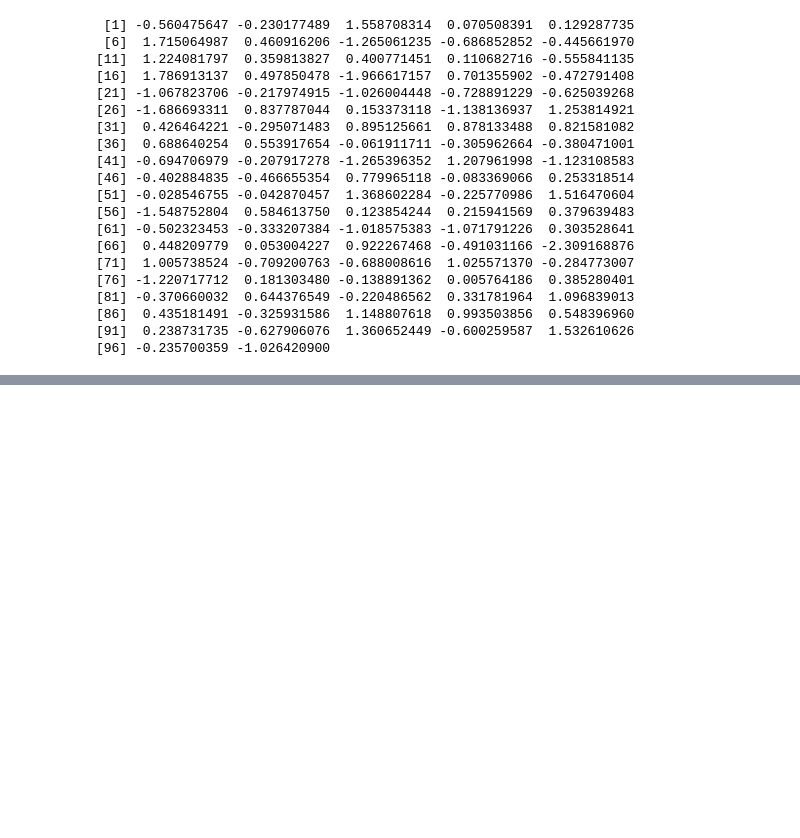
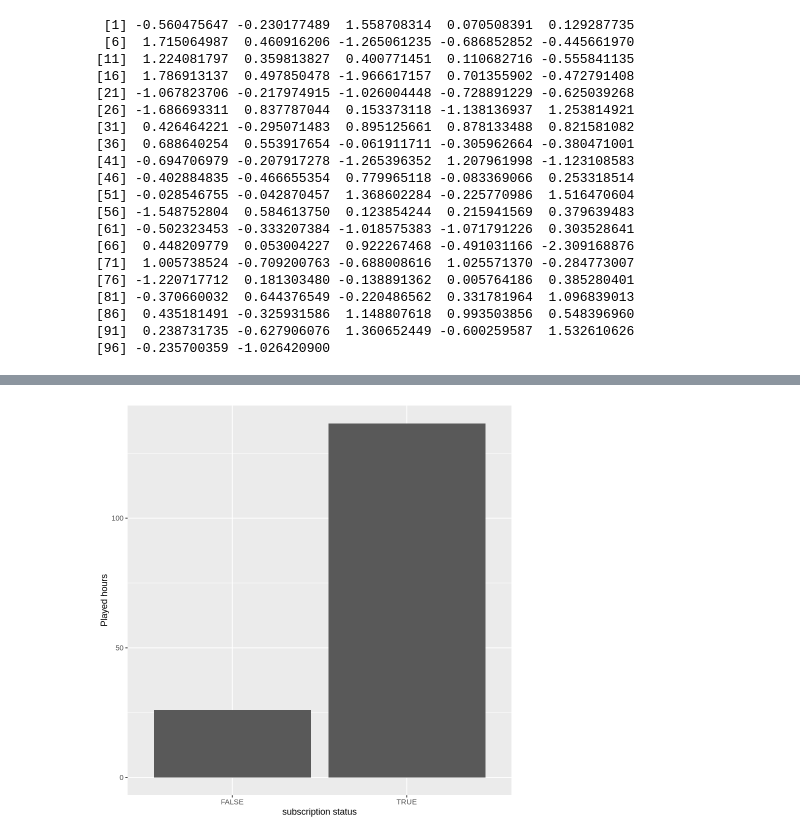
Before and after one commit to Snowy129/DSCI100-Project, a Jupyter notebook: Group Project.ipynb, the cells around one changed output, grey strips where cells are left out. Cells and saved outputs as stored; diff of their text form; code cells hidden in the pictures; blank space fills up the shorter version.

```diff
--- a/Group Project.ipynb
+++ b/Group Project.ipynb
@@ -288,0 +306,13 @@ print(filtered_data)
+# %%
+#Played hours versus subscription satus bar plot
+clean_players_new<-clean_players|>
+mutate(subscribe=as.logical(subscribe))
+graph_subscription<-clean_players_new|>
+ggplot(aes(x=subscribe, y=played_hours))+
+       geom_bar(stat="identity")+
+       xlab("subscription status")+
+       ylab("Played hours")
+
+graph_subscription
+# %% [output]
+[figure, added]
```
Also changed, not shown: parts of 4 cells of this notebook.
